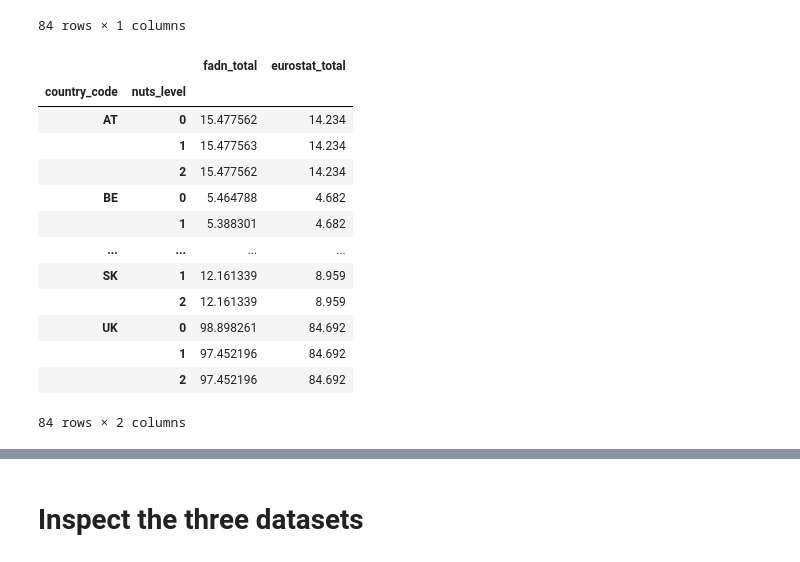
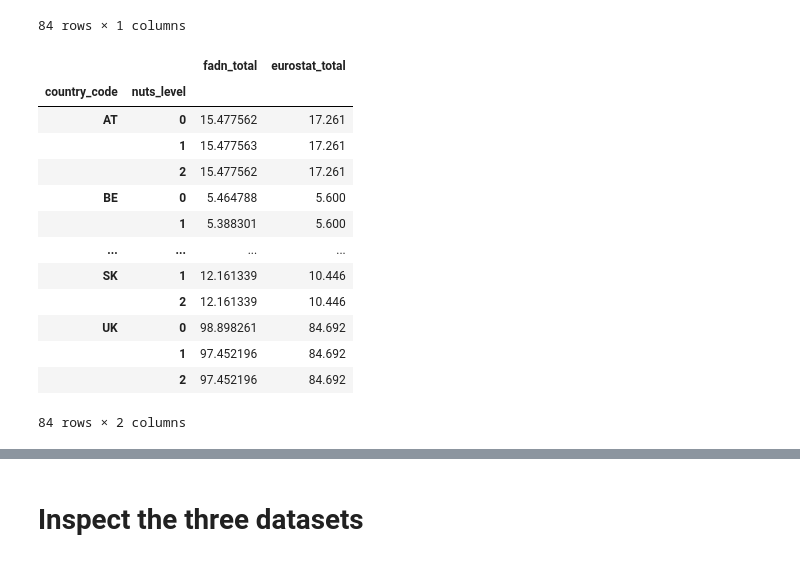
Before and after one commit to rasmuse/subnational-p-budgets, a Jupyter notebook: Mineral fertilizer.ipynb, the cells around one changed output, grey strips where cells are left out. Cells and saved outputs as stored; diff of their text form; code cells hidden in the pictures.

```diff
--- a/Mineral fertilizer.ipynb
+++ b/Mineral fertilizer.ipynb
@@ -148,0 +151,34 @@ Name: value, Length: 428, dtype: float64
+# %%
+usefert = (
+    eust
+    .read_table_data('aei_fm_usefert', version='2019-04-30 11:00:00')
+    .value
+    .xs('P', level='nutrient')
+    .xs('T', level='unit')
+    .mul(1e-3) # to Gg P
+    .pipe(nuts.fill_nuts)
+    .rename('usefert')
+)
+
+manfert = (
+    eust
+    .read_table_data('aei_fm_manfert', version='2019-03-01 11:00:00')
+    .value
+    .xs('P', level='nutrient')
+    .xs('T', level='unit')
+    .mul(1e-3) # to Gg P
+    .pipe(nuts.fill_nuts)
+    .rename('manfert')
+)
+
+eurostat_gnb = (
+    eust
+    .read_table_data('aei_pr_gnb')
+    .value
+    .xs('P', level='nutrient')
+    .xs('I_FRT_MIN', level='indic_ag')
+    .div(1e3) # to Gg P
+    .rename('GNB')
+)
+
+pd.concat([usefert, manfert, eurostat_gnb], axis=1).xs(settings.DATA_YEAR, level='time').dropna()
@@ -148,0 +204,7 @@ Name: value, Length: 428, dtype: float64
+# %%
+eurostat_totals = (
+    eurostat_gnb
+    .xs(settings.DATA_YEAR, level='time')
+    .pipe(nuts.filter_nuts_level, 0)
+)
+eurostat_totals
@@ -384,21 +475,21 @@ fadn_totals
 # %%
 totals = (
     fadn_totals
-    .join(eurostat_p_qty.rename('eurostat_total'), on='country_code')
+    .join(eurostat_totals.rename('eurostat_total'), on='country_code')
     .dropna()
 )
 totals
 # %% [output]
 |  |  | fadn_total | eurostat_total |
 | country_code | nuts_level |  |  |
-| AT | 0 | 15.477562 | 14.234 |
-|  | 1 | 15.477563 | 14.234 |
-|  | 2 | 15.477562 | 14.234 |
-| BE | 0 | 5.464788 | 4.682 |
-|  | 1 | 5.388301 | 4.682 |
+| AT | 0 | 15.477562 | 17.261 |
+|  | 1 | 15.477563 | 17.261 |
+|  | 2 | 15.477562 | 17.261 |
+| BE | 0 | 5.464788 | 5.600 |
+|  | 1 | 5.388301 | 5.600 |
 | ... | ... | ... | ... |
-| SK | 1 | 12.161339 | 8.959 |
-|  | 2 | 12.161339 | 8.959 |
+| SK | 1 | 12.161339 | 10.446 |
+|  | 2 | 12.161339 | 10.446 |
 | UK | 0 | 98.898261 | 84.692 |
 |  | 1 | 97.452196 | 84.692 |
 |  | 2 | 97.452196 | 84.692 |
```
Also changed, not shown: parts of 18 cells of this notebook.
